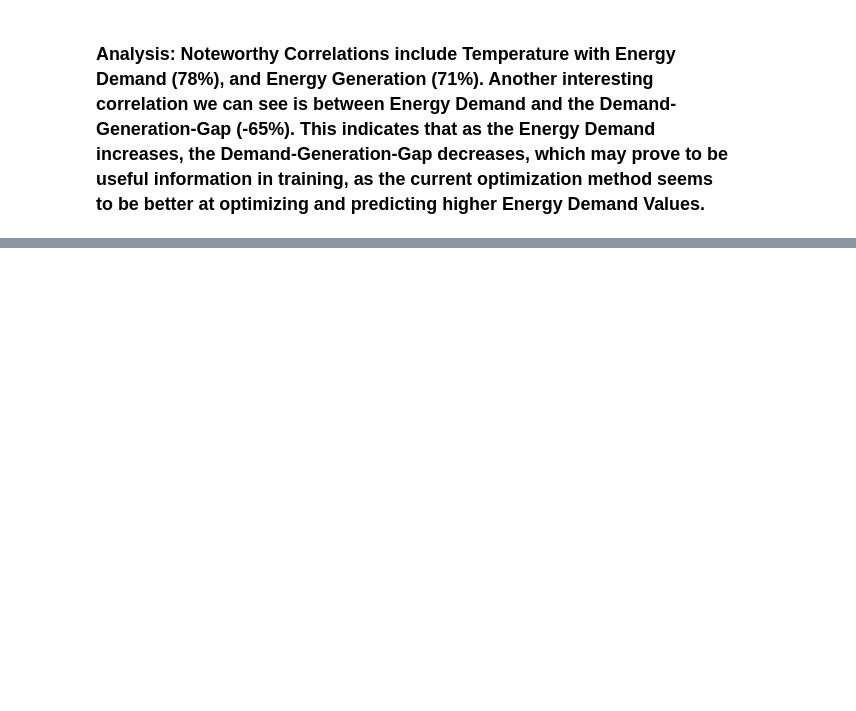
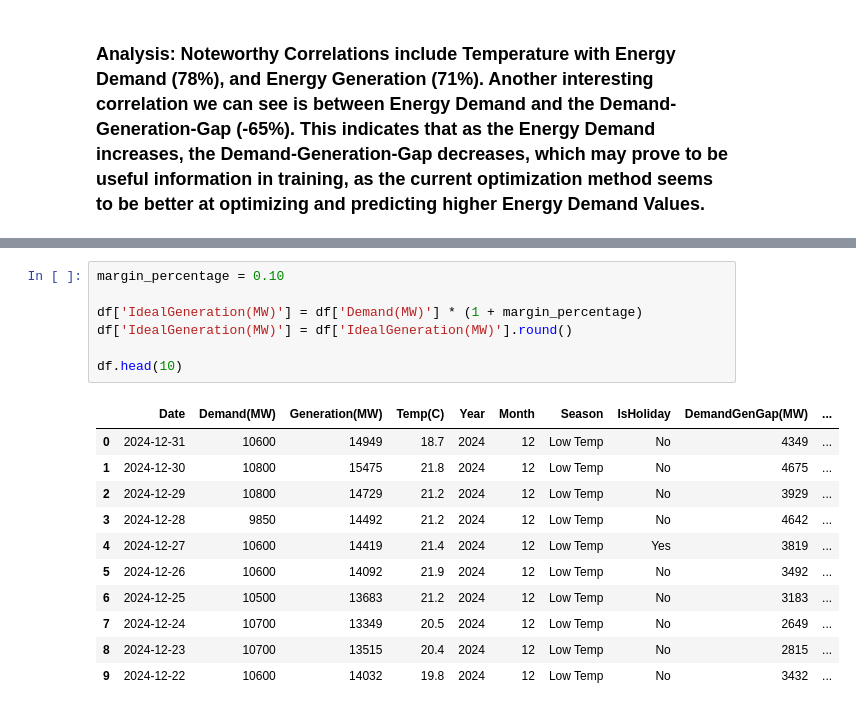
Before and after one commit to rajin-khan/GridGenius, a Jupyter notebook: Collection/EDA5.ipynb, the cells around one changed output, grey strips where cells are left out. Drawn from its saved outputs; the diff is of its cells as text; blank space fills up the shorter version.

```diff
--- a/Collection/EDA5.ipynb
+++ b/Collection/EDA5.ipynb
@@ -607,0 +612,19 @@ plt.show()
+# %%
+margin_percentage = 0.10
+
+df['IdealGeneration(MW)'] = df['Demand(MW)'] * (1 + margin_percentage)
+df['IdealGeneration(MW)'] = df['IdealGeneration(MW)'].round()
+
+df.head(10)
+# %% [output]
+|  | Date | Demand(MW) | Generation(MW) | Temp(C) | Year | Month | Season | IsHoliday | DemandGenGap(MW) | ... |
+| 0 | 2024-12-31 | 10600 | 14949 | 18.7 | 2024 | 12 | Low Temp | No | 4349 | ... |
+| 1 | 2024-12-30 | 10800 | 15475 | 21.8 | 2024 | 12 | Low Temp | No | 4675 | ... |
+| 2 | 2024-12-29 | 10800 | 14729 | 21.2 | 2024 | 12 | Low Temp | No | 3929 | ... |
+| 3 | 2024-12-28 | 9850 | 14492 | 21.2 | 2024 | 12 | Low Temp | No | 4642 | ... |
+| 4 | 2024-12-27 | 10600 | 14419 | 21.4 | 2024 | 12 | Low Temp | Yes | 3819 | ... |
+| 5 | 2024-12-26 | 10600 | 14092 | 21.9 | 2024 | 12 | Low Temp | No | 3492 | ... |
+| 6 | 2024-12-25 | 10500 | 13683 | 21.2 | 2024 | 12 | Low Temp | No | 3183 | ... |
+| 7 | 2024-12-24 | 10700 | 13349 | 20.5 | 2024 | 12 | Low Temp | No | 2649 | ... |
+| 8 | 2024-12-23 | 10700 | 13515 | 20.4 | 2024 | 12 | Low Temp | No | 2815 | ... |
+| 9 | 2024-12-22 | 10600 | 14032 | 19.8 | 2024 | 12 | Low Temp | No | 3432 | ... |
```
Also changed, not shown: parts of 5 cells of this notebook, 1 other file.
